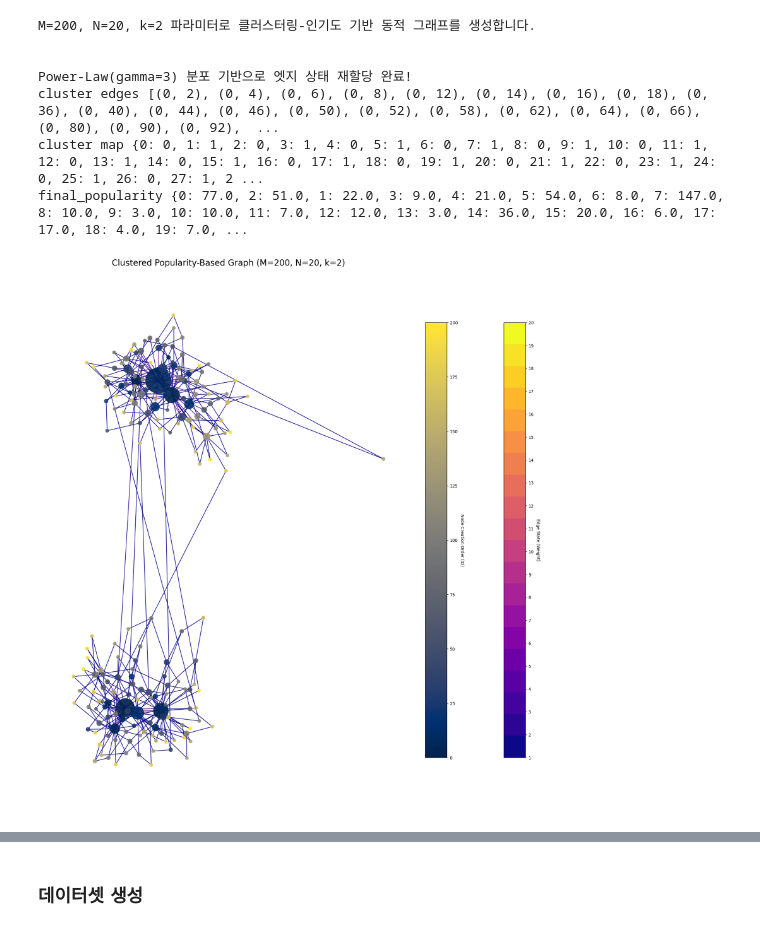
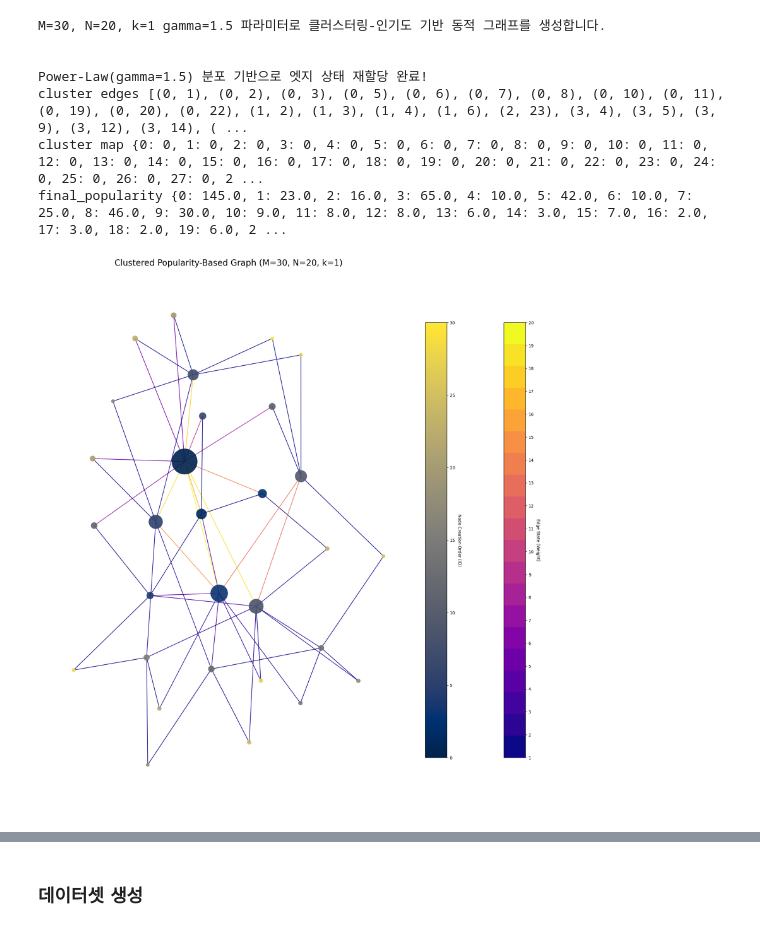
Before and after one commit to eunoiahyunseo/KAIST-2025-S, a Jupyter notebook: discrete_data_gen/graph_demo.ipynb, the cells around one changed output, grey strips where cells are left out. Saved outputs shown, nothing was run; the diff lists cells and outputs as text; code cells hidden in the pictures.

```diff
--- a/discrete_data_gen/graph_demo.ipynb
+++ b/discrete_data_gen/graph_demo.ipynb
@@ -39,15 +39,7 @@ def calculate_popularity(G):
     return popularity
 
 def assign_edge_states_powerlaw(G, N, gamma=1):
-    """
-    그래프의 엣지 상태를 Power-Law 분포를 따르도록 할당합니다.
-    인기도가 높은 엣지가 높은 상태 값을 갖도록 순위를 매겨 매핑합니다.
 
-    Args:
-        G (nx.Graph): 그래프 객체
-        N (int): 최대 상태 값
-        gamma (float): Power-Law 분포의 지수 (클수록 낮은 state에 더 집중됨)
-    """
     # 1. 최종 그래프의 인기도 계산
     final_popularity = calculate_popularity(G)
 
@@ -84,7 +76,33 @@ def assign_edge_states_powerlaw(G, N, gamma=1):
 
     print(f"\nPower-Law(gamma={gamma}) 분포 기반으로 엣지 상태 재할당 완료!")
 
+def assign_edge_states_uniform(G, N):
+    final_popularity = calculate_popularity(G)
 
+    edges = list(G.edges())
+    if not edges:
+        return
+
+    edge_scores = []
+    for u, v in edges:
+        score = final_popularity.get(u, 0) + final_popularity.get(v, 0)
+        edge_scores.append(((u, v), score))
+
+    # 인기도 점수가 높은 순으로 엣지 정렬
+    sorted_edges = sorted(edge_scores, key=lambda item: item[1], reverse=True)
+
+    num_edges = len(edges)
+    sampled_states = np.random.randint(1, N + 1, size=num_edges)
+
+    # 4. 샘플링된 상태를 높은 값 순으로 정렬
+    sorted_states = sorted(sampled_states, reverse=True)
+
+    # 5. 정렬된 엣지와 정렬된 상태를 순서대로 매핑 (score 변수 제거)
+    state_dict = {edge_tuple: state for (edge_tuple, _), state in zip(sorted_edges, sorted_states)}
+
+    nx.set_edge_attributes(G, state_dict, 'state')
+
+    print(f"\nUniform 분포 기반으로 엣지 상태 재할당 완료!")
 
 def generate_clustered_popularity_graph(M, N, k, initial_nodes=5, connections_per_step=3,
                                         intra_cluster_multiplier=1.5, inter_cluster_multiplier=0.5):
@@ -151,11 +169,12 @@ def generate_clustered_popularity_graph(M, N, k, initial_nodes=5, connections_pe
 
 
 
-M = 200 # 전체 노드 수
+M = 30 # 전체 노드 수
 N = 20  # 상태 종류 수
-k = 2   # 클러스터 개수
+gamma = 1.5 # edge distribution
+k = 1   # 클러스터 개수
 
-print(f"M={M}, N={N}, k={k} 파라미터로 클러스터링-인기도 기반 동적 그래프를 생성합니다.\n")
+print(f"M={M}, N={N}, k={k} gamma={gamma} 파라미터로 클러스터링-인기도 기반 동적 그래프를 생성합니다.\n")
 
 
 clustered_graph, cluster_map = generate_clustered_popularity_graph(
@@ -166,7 +185,6 @@ clustered_graph, cluster_map = generate_clustered_popularity_graph(
     inter_cluster_multiplier=0.2
 )
 
-gamma = 3
 assign_edge_states_powerlaw(clustered_graph, N, gamma)
 
 
@@ -200,39 +218,39 @@ edge_cmap = plt.cm.get_cmap('plasma', N)
 
 nx.draw(
     clustered_graph,
     pos,
     with_labels=False,
     node_size=node_sizes,
     node_color=node_order_colors,
     cmap=plt.cm.cividis,
     edge_color=list(edge_states),
     edge_cmap=edge_cmap,
     width=1.5,
     alpha=0.9
 )
 
 plt.title(f"Clustered Popularity-Based Graph (M={M}, N={N}, k={k})", size=20)
 
 sm_edge = plt.cm.ScalarMappable(cmap=edge_cmap, norm=plt.Normalize(vmin=1, vmax=N))
 sm_edge.set_array([])
 cbar_edge = plt.colorbar(sm_edge, ax=plt.gca(), ticks=np.arange(1, N + 1), shrink=0.8, pad=0.02)
 cbar_edge.set_label('Edge State (Weight)', rotation=270, labelpad=15)
 
 sm_node = plt.cm.ScalarMappable(cmap=plt.cm.cividis, norm=plt.Normalize(vmin=0, vmax=M))
 sm_node.set_array([])
 cbar_node = plt.colorbar(sm_node, ax=plt.gca(), shrink=0.8, pad=0.02)
 cbar_node.set_label('Node Creation Order (ID)', rotation=270, labelpad=15)
 
 plt.show()
 # %% [output]
-M=200, N=20, k=2 파라미터로 클러스터링-인기도 기반 동적 그래프를 생성합니다.
+M=30, N=20, k=1 gamma=1.5 파라미터로 클러스터링-인기도 기반 동적 그래프를 생성합니다.
 
 
-Power-Law(gamma=3) 분포 기반으로 엣지 상태 재할당 완료!
-cluster edges [(0, 2), (0, 4), (0, 6), (0, 8), (0, 12), (0, 14), (0, 16), (0, 18), (0, 36), (0, 40), (0, 44), (0, 46), (0, 50), (0, 52), (0, 58), (0, 62), (0, 64), (0, 66), (0, 80), (0, 90), (0, 92),  ...
-cluster map {0: 0, 1: 1, 2: 0, 3: 1, 4: 0, 5: 1, 6: 0, 7: 1, 8: 0, 9: 1, 10: 0, 11: 1, 12: 0, 13: 1, 14: 0, 15: 1, 16: 0, 17: 1, 18: 0, 19: 1, 20: 0, 21: 1, 22: 0, 23: 1, 24: 0, 25: 1, 26: 0, 27: 1, 2 ...
-final_popularity {0: 77.0, 2: 51.0, 1: 22.0, 3: 9.0, 4: 21.0, 5: 54.0, 6: 8.0, 7: 147.0, 8: 10.0, 9: 3.0, 10: 10.0, 11: 7.0, 12: 12.0, 13: 3.0, 14: 36.0, 15: 20.0, 16: 6.0, 17: 17.0, 18: 4.0, 19: 7.0, ...
+Power-Law(gamma=1.5) 분포 기반으로 엣지 상태 재할당 완료!
+cluster edges [(0, 1), (0, 2), (0, 3), (0, 5), (0, 6), (0, 7), (0, 8), (0, 10), (0, 11), (0, 19), (0, 20), (0, 22), (1, 2), (1, 3), (1, 4), (1, 6), (2, 23), (3, 4), (3, 5), (3, 9), (3, 12), (3, 14), ( ...
+cluster map {0: 0, 1: 0, 2: 0, 3: 0, 4: 0, 5: 0, 6: 0, 7: 0, 8: 0, 9: 0, 10: 0, 11: 0, 12: 0, 13: 0, 14: 0, 15: 0, 16: 0, 17: 0, 18: 0, 19: 0, 20: 0, 21: 0, 22: 0, 23: 0, 24: 0, 25: 0, 26: 0, 27: 0, 2 ...
+final_popularity {0: 145.0, 1: 23.0, 2: 16.0, 3: 65.0, 4: 10.0, 5: 42.0, 6: 10.0, 7: 25.0, 8: 46.0, 9: 30.0, 10: 9.0, 11: 8.0, 12: 8.0, 13: 6.0, 14: 3.0, 15: 7.0, 16: 2.0, 17: 3.0, 18: 2.0, 19: 6.0, 2 ...
-[figure, old version]
+[figure, new version]
 # %%
 # --- Degree Distribution 시각화 ---
 
```
Also changed, not shown: parts of 20 cells of this notebook, 11 other files.
